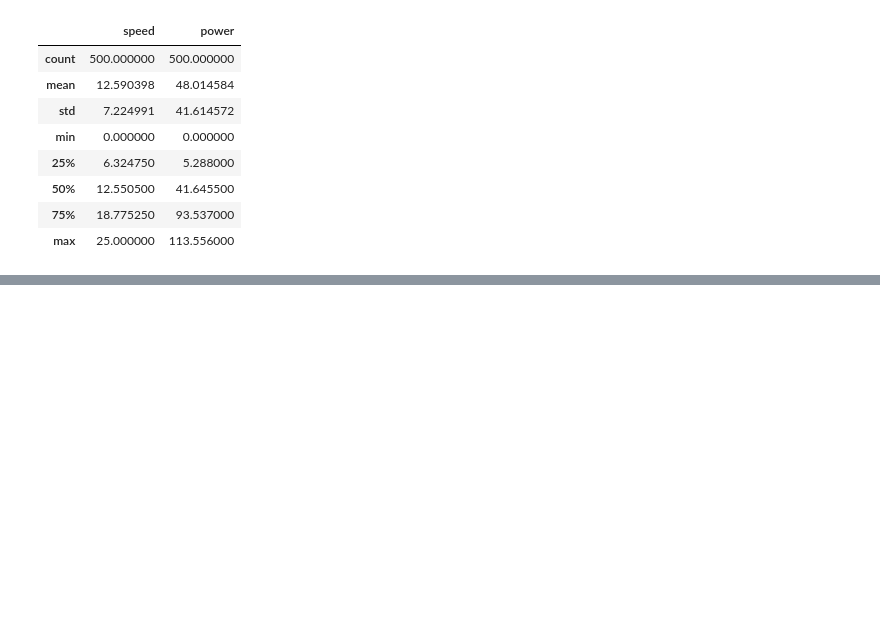
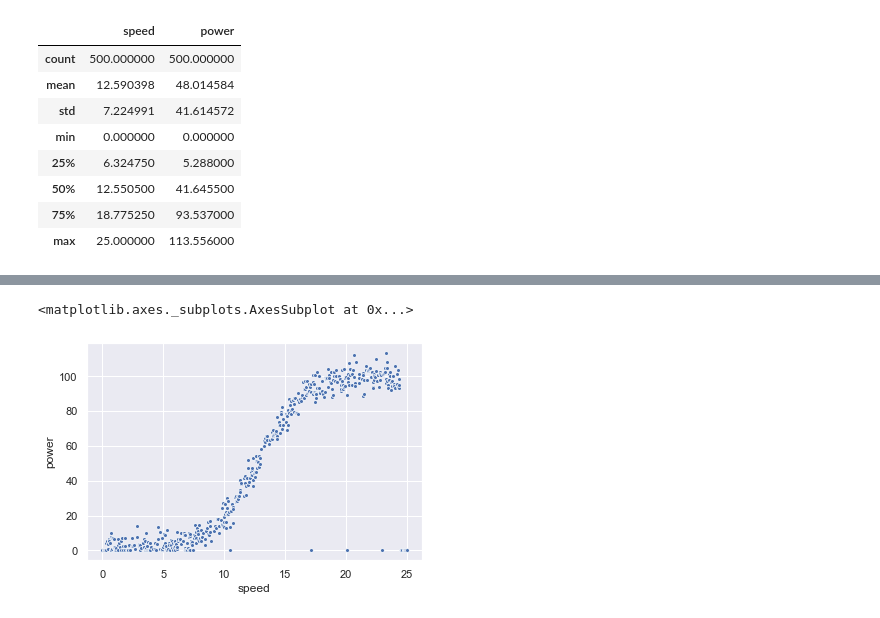
Before and after one commit to vwalsh86/Machine_Learning_Assessment, a Jupyter notebook: Wind Turbine Power.ipynb, the cells around one changed output, grey strips where cells are left out. Drawn from its saved outputs; the diff is of its cells as text; code cells hidden in the pictures; blank space fills up the shorter version.

```diff
--- a/Wind Turbine Power.ipynb
+++ b/Wind Turbine Power.ipynb
@@ -180,0 +292,6 @@ power_data.describe()
+# %%
+# I used seaborn to create a basic scatter plot to view the data
+sns.scatterplot(data=data, x = "speed", y = "power", s=15)
+# %% [output]
+<matplotlib.axes._subplots.AxesSubplot at 0x...>
+[figure, added]
```
Also changed, not shown: parts of 29 cells of this notebook, 1 other file.
